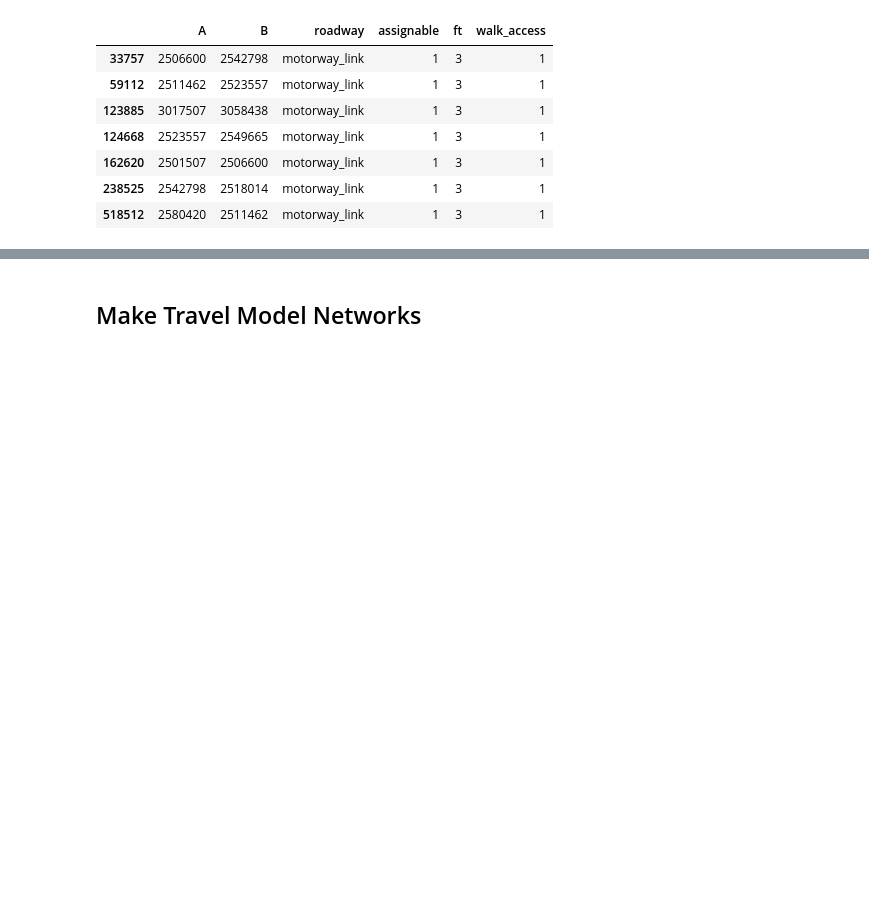
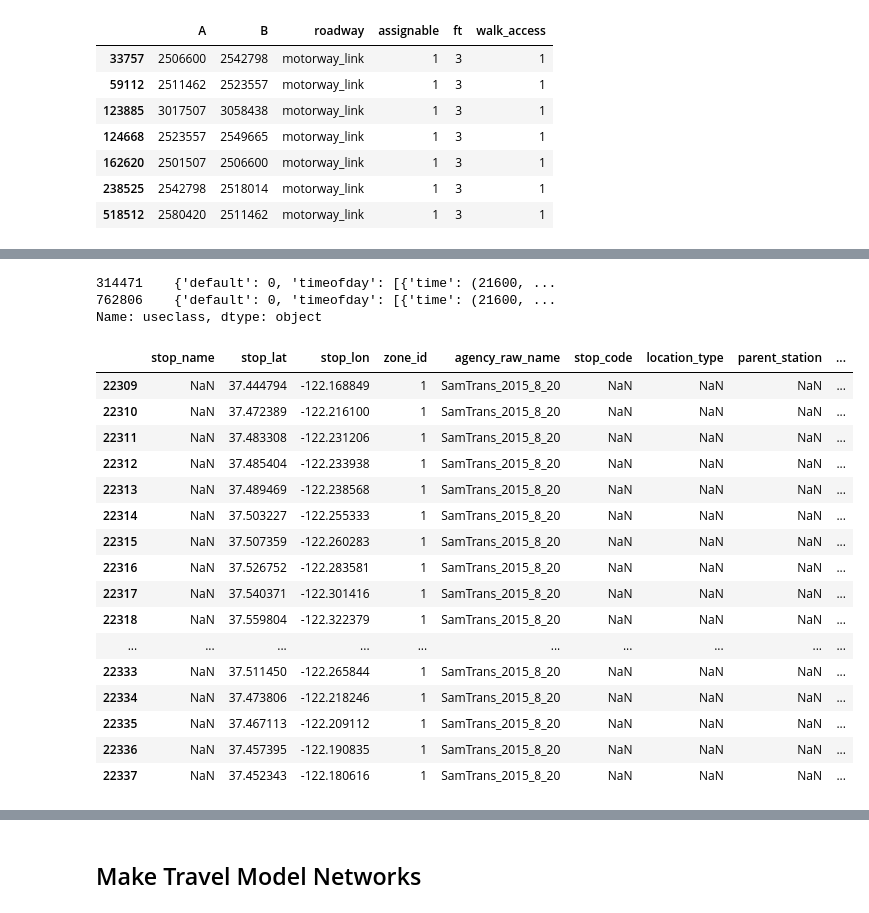
Before and after one commit to BayAreaMetro/travel-model-two-networks, a Jupyter notebook: notebooks/10-all-projects.ipynb, the cells around one changed output, grey strips where cells are left out. Saved outputs shown, nothing was run; the diff lists cells and outputs as text; code cells hidden in the pictures; blank space fills up the shorter version.

```diff
--- a/notebooks/10-all-projects.ipynb
+++ b/notebooks/10-all-projects.ipynb
@@ -607,0 +656,32 @@ step5_scenario.transit_net.feed.stops[step5_scenario.transit_net.feed.stops.stop
+# %%
+# check USECLASS on I-80 WB to Bay Bridge Toll Plaza
+
+step5_scenario.road_net.links_df[step5_scenario.road_net.links_df['model_link_id'].isin([3061568, 3149471])].useclass
+# %% [output]
+314471    {'default': 0, 'timeofday': [{'time': (21600, ...
+762806    {'default': 0, 'timeofday': [{'time': (21600, ...
+Name: useclass, dtype: object
+# %%
+# check zone-id for new stops on SamTrans
+step5_scenario.transit_net.feed.stops[
+    step5_scenario.transit_net.feed.stops.stop_id.astype(int).isin(
+    [102036044,101511493,101516920,101525498,101516256,101513094,101513976,101528479,101529690,101529454,101519622,101513122,101514054,101543182,101512385,101534620,101503246,101537667,101538028,101526122,101519051,101503077,101508313,101508126,101537888,101519350,101516319,101509775,101536669])
+]
+# %% [output]
+|  | stop_name | stop_lat | stop_lon | zone_id | agency_raw_name | stop_code | location_type | parent_station | ... |
+| 22309 | NaN | 37.444794 | -122.168849 | 1 | SamTrans_2015_8_20 | NaN | NaN | NaN | ... |
+| 22310 | NaN | 37.472389 | -122.216100 | 1 | SamTrans_2015_8_20 | NaN | NaN | NaN | ... |
+| 22311 | NaN | 37.483308 | -122.231206 | 1 | SamTrans_2015_8_20 | NaN | NaN | NaN | ... |
+| 22312 | NaN | 37.485404 | -122.233938 | 1 | SamTrans_2015_8_20 | NaN | NaN | NaN | ... |
+| 22313 | NaN | 37.489469 | -122.238568 | 1 | SamTrans_2015_8_20 | NaN | NaN | NaN | ... |
+| 22314 | NaN | 37.503227 | -122.255333 | 1 | SamTrans_2015_8_20 | NaN | NaN | NaN | ... |
+| 22315 | NaN | 37.507359 | -122.260283 | 1 | SamTrans_2015_8_20 | NaN | NaN | NaN | ... |
+| 22316 | NaN | 37.526752 | -122.283581 | 1 | SamTrans_2015_8_20 | NaN | NaN | NaN | ... |
+| 22317 | NaN | 37.540371 | -122.301416 | 1 | SamTrans_2015_8_20 | NaN | NaN | NaN | ... |
+| 22318 | NaN | 37.559804 | -122.322379 | 1 | SamTrans_2015_8_20 | NaN | NaN | NaN | ... |
+| ... | ... | ... | ... | ... | ... | ... | ... | ... | ... |
+| 22333 | NaN | 37.511450 | -122.265844 | 1 | SamTrans_2015_8_20 | NaN | NaN | NaN | ... |
+| 22334 | NaN | 37.473806 | -122.218246 | 1 | SamTrans_2015_8_20 | NaN | NaN | NaN | ... |
+| 22335 | NaN | 37.467113 | -122.209112 | 1 | SamTrans_2015_8_20 | NaN | NaN | NaN | ... |
+| 22336 | NaN | 37.457395 | -122.190835 | 1 | SamTrans_2015_8_20 | NaN | NaN | NaN | ... |
+| 22337 | NaN | 37.452343 | -122.180616 | 1 | SamTrans_2015_8_20 | NaN | NaN | NaN | ... |
```
Also changed, not shown: parts of 68 cells of this notebook, 1 other file.
